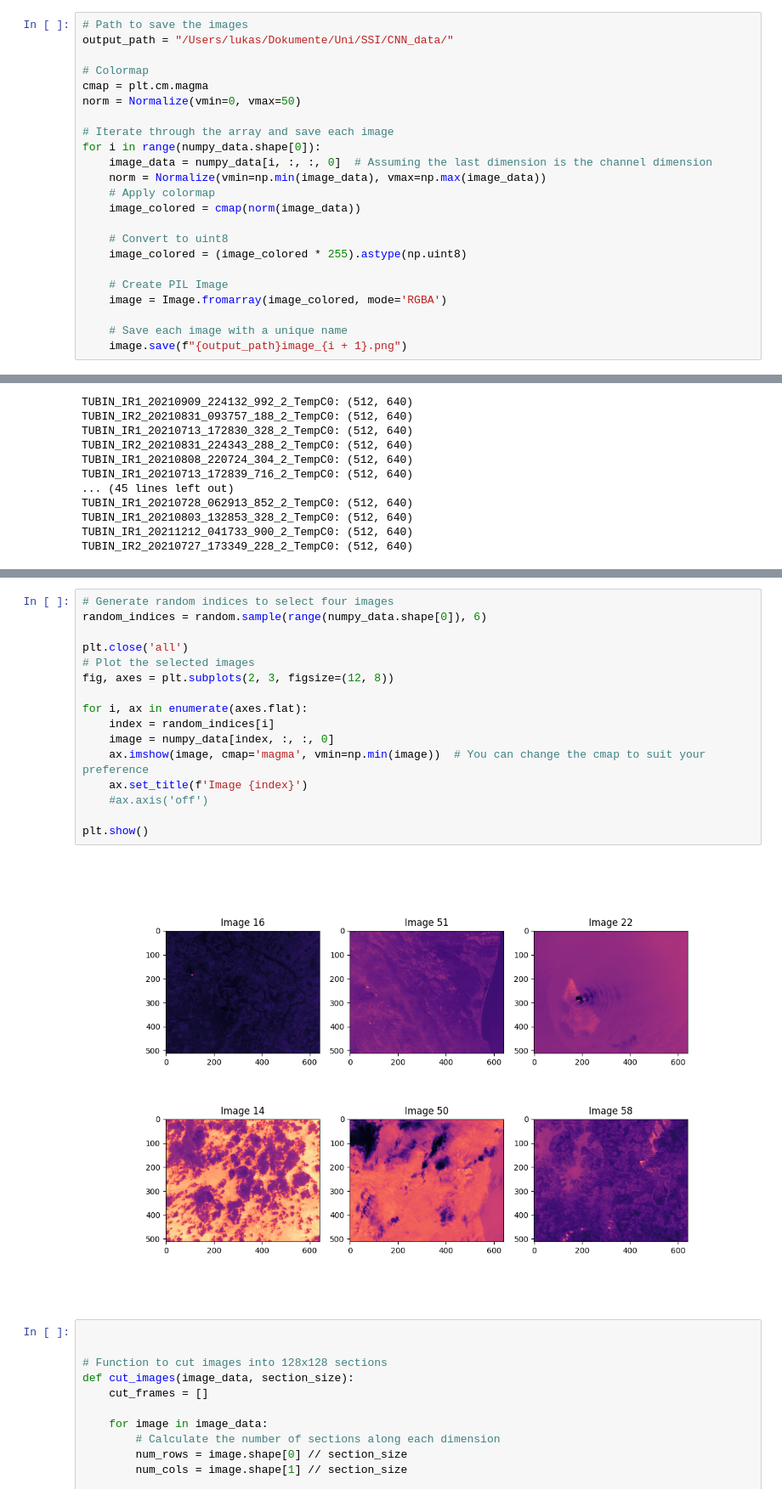
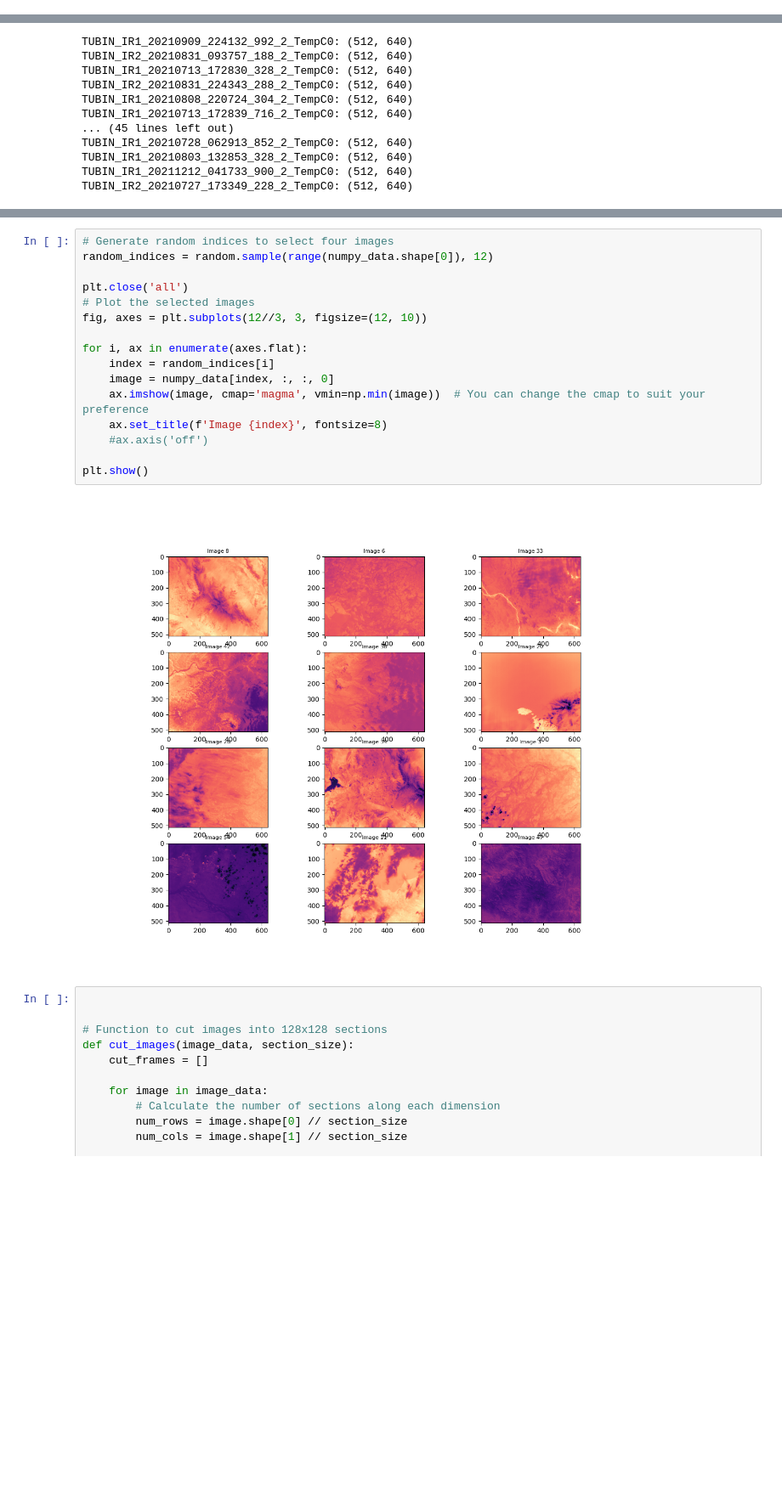
Before and after one commit to LukeKerman/TUB, a Jupyter notebook: TUBIN_CNN/Segmentation models/TUBIN_IR_cloudmask_generator.ipynb, the cells around one changed output, grey strips where cells are left out. Shown at 85% size. Saved outputs shown, nothing was run; the diff lists cells and outputs as text; blank space fills up the shorter version.

```diff
--- a/TUBIN_CNN/Segmentation models/TUBIN_IR_cloudmask_generator.ipynb
+++ b/TUBIN_CNN/Segmentation models/TUBIN_IR_cloudmask_generator.ipynb
@@ -61,29 +61,6 @@ print(f'Loaded array shape: {numpy_data.shape}')
 Error loading file: /Users/lukas/Dokumente/Uni/SSI/CNN_data/TUBIN_IR1_20210923_121833_928_2.mat
 Mat file appears to be empty
 Loaded array shape: (59, 512, 640, 1)
-# %%
-# Path to save the images
-output_path = "/Users/lukas/Dokumente/Uni/SSI/CNN_data/"
-
-# Colormap
-cmap = plt.cm.magma
-norm = Normalize(vmin=0, vmax=50)
-
-# Iterate through the array and save each image
-for i in range(numpy_data.shape[0]):
-    image_data = numpy_data[i, :, :, 0]  # Assuming the last dimension is the channel dimension
-    norm = Normalize(vmin=np.min(image_data), vmax=np.max(image_data))
-    # Apply colormap
-    image_colored = cmap(norm(image_data))
-
-    # Convert to uint8
-    image_colored = (image_colored * 255).astype(np.uint8)
-
-    # Create PIL Image
-    image = Image.fromarray(image_colored, mode='RGBA')
-
-    # Save each image with a unique name
-    image.save(f"{output_path}image_{i + 1}.png")
 # %%
 import os
 import scipy.io
@@ -152,21 +145,21 @@ TUBIN_IR2_20210727_173349_228_2_TempC0: (512, 640)
 # %%
 # Generate random indices to select four images
-random_indices = random.sample(range(numpy_data.shape[0]), 6)
+random_indices = random.sample(range(numpy_data.shape[0]), 12)
 
 plt.close('all')
 # Plot the selected images
-fig, axes = plt.subplots(2, 3, figsize=(12, 8))
+fig, axes = plt.subplots(12//3, 3, figsize=(12, 10))
 
 for i, ax in enumerate(axes.flat):
     index = random_indices[i]
     image = numpy_data[index, :, :, 0]
     ax.imshow(image, cmap='magma', vmin=np.min(image))  # You can change the cmap to suit your preference
-    ax.set_title(f'Image {index}')
+    ax.set_title(f'Image {index}', fontsize=8)
     #ax.axis('off')
 
 plt.show()
 # %% [output]
-[figure, old version]
+[figure, new version]
 # %%
 
 
```
Also changed, not shown: parts of 22 cells of this notebook.
